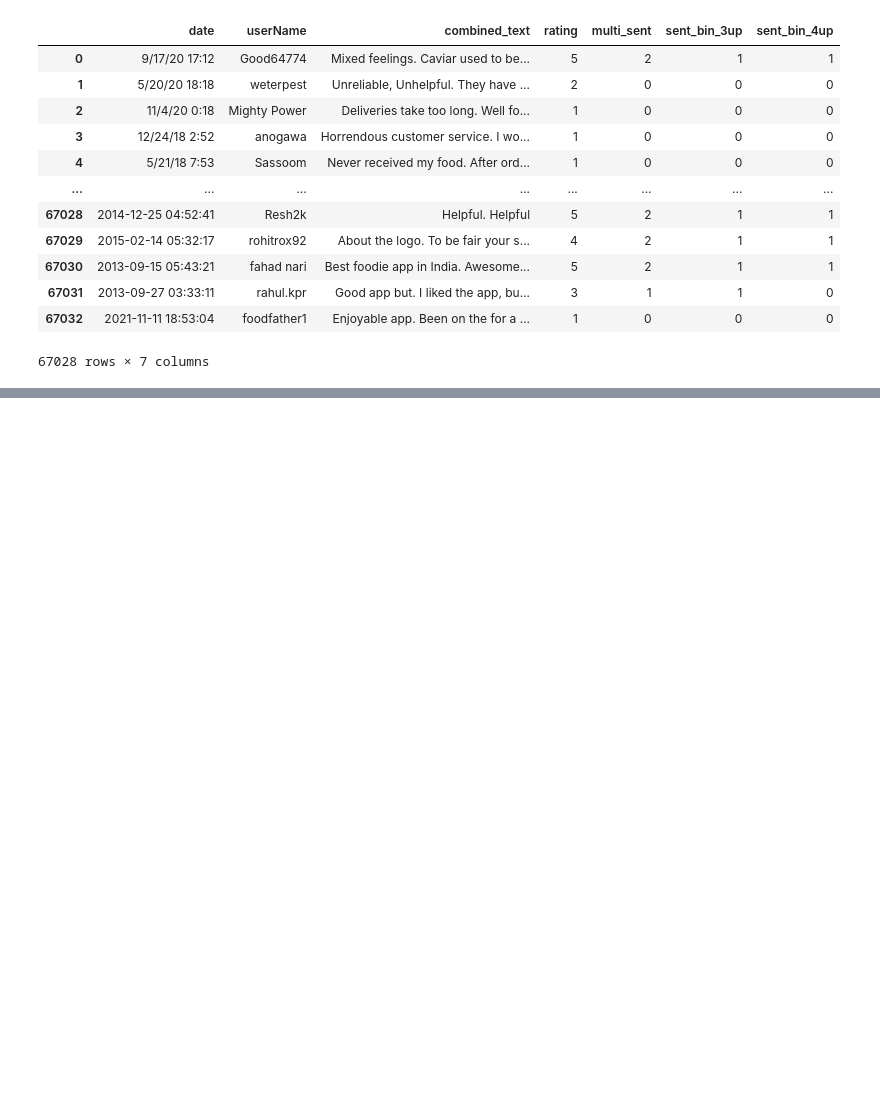
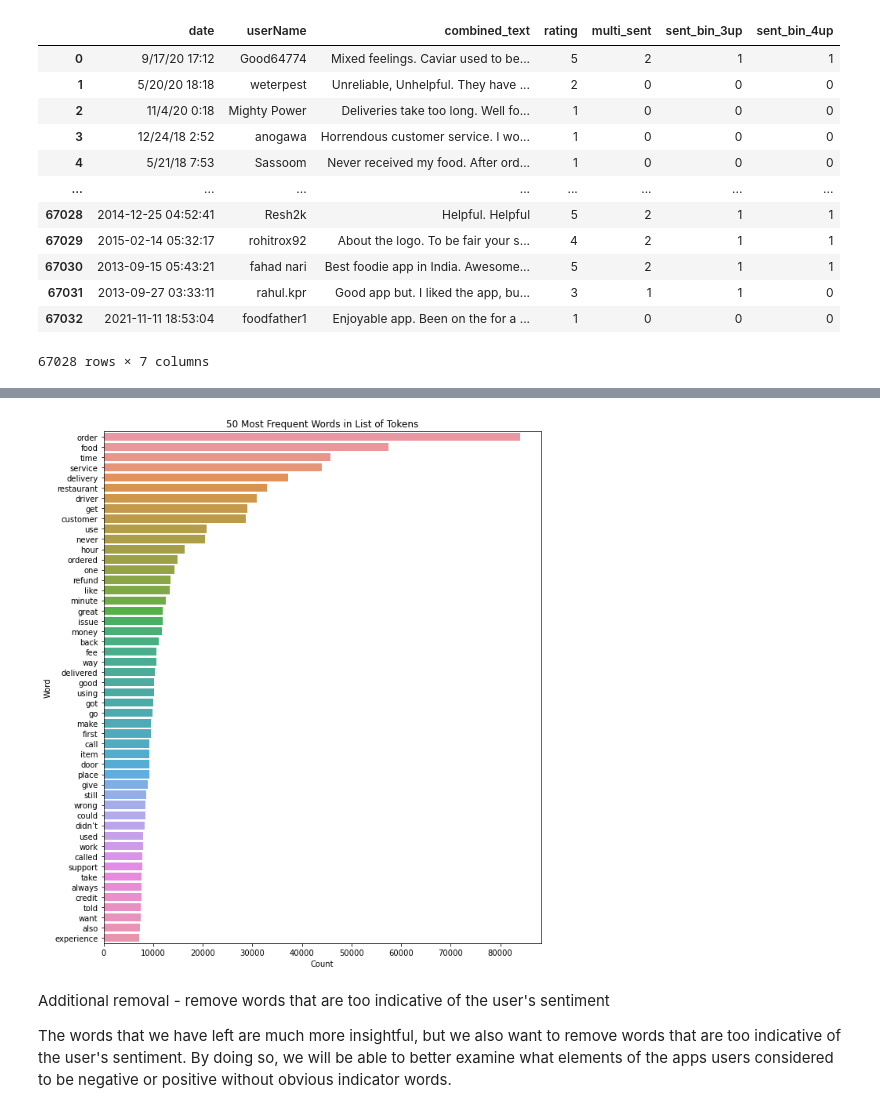
Before and after one commit to jennifernha/NLP-App-Reviews-Sentiment-Analysis, a Jupyter notebook: NLP-App-Sentiment-Analysis.ipynb, the cells around one changed output, grey strips where cells are left out. Saved outputs shown, nothing was run; the diff lists cells and outputs as text; code cells hidden in the pictures; blank space fills up the shorter version.

```diff
--- a/NLP-App-Sentiment-Analysis.ipynb
+++ b/NLP-App-Sentiment-Analysis.ipynb
@@ -511,0 +688,9 @@ final_df
+# %%
+# Add common words unrelated to sentiment to stopwords_list
+stopwords_list.extend(['wa','app', 'would', 'even', 'uber', 'it’s', 'don’t',
+                       'ha', 'i’m', 'postmates', 'i’ve', 'said', 'doordash', 'eats', 'grubhub'])
+# %%
+# Remove new stopwords
+stopped_tokens = [w.lower() for w in lemmatized_tokens  if w.lower() \
+                  not in stopwords_list]
+stopped_tokens[:50]
@@ -511,0 +715,9 @@ final_df
+# %%
+# Display list of tokens after removing extended stopwords
+most_freq(stopped_tokens, 50, figsize=(12,25))
+# %% [output]
+[figure, added]
+# %% [markdown]
+Additional removal - remove words that are too indicative of the user's sentiment
+
+The words that we have left are much more insightful, but we also want to remove words that are too indicative of the user's sentiment. By doing so, we will be able to better examine what elements of the apps users considered to be negative or positive without obvious indicator words.
```
Also changed, not shown: parts of 78 cells of this notebook.
